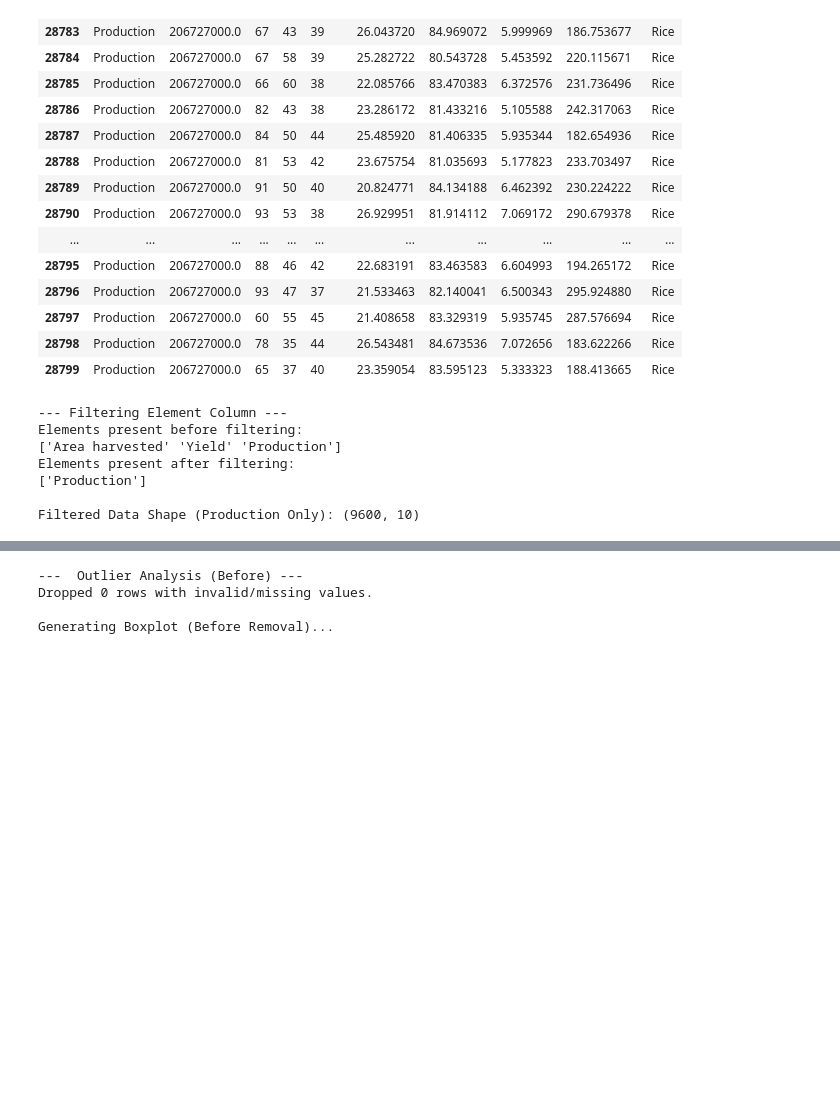
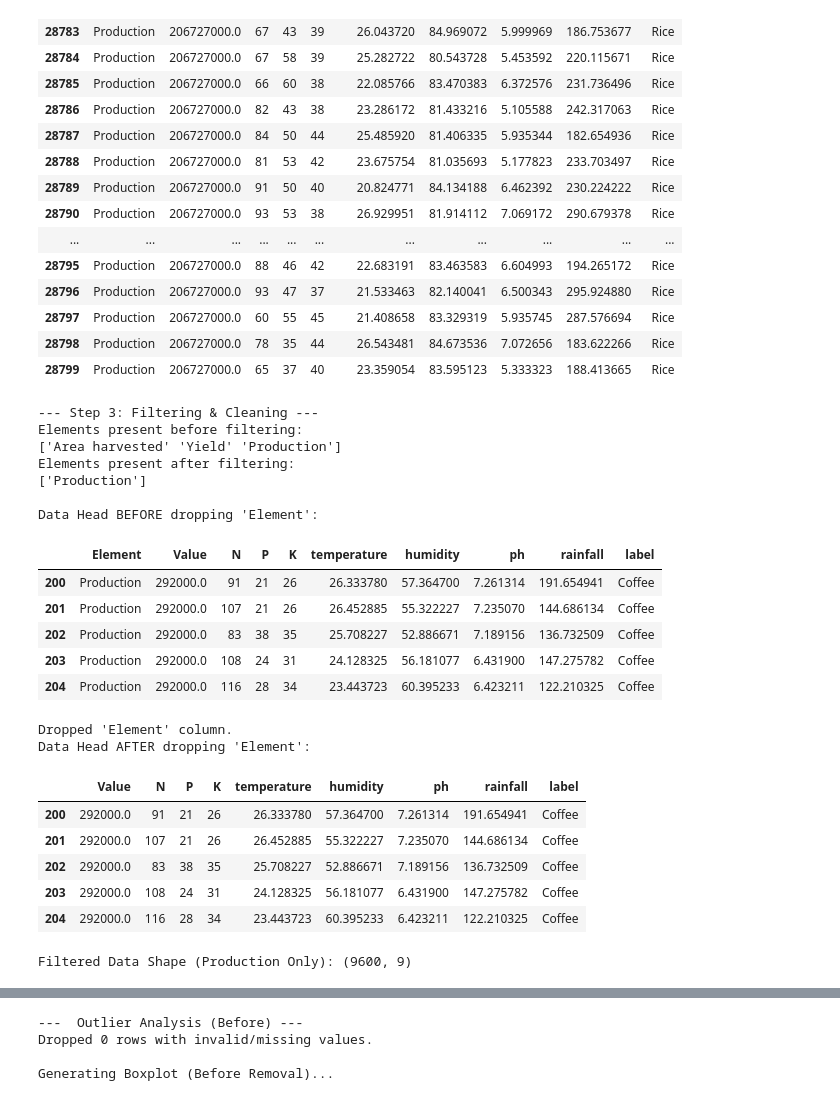
Before and after one commit to springboardmentor2468a-lab/AgriYield, a Jupyter notebook: AI AgriYield Predictor/AI AgriYield Predictor.ipynb, the cells around one changed output, grey strips where cells are left out. Cells and saved outputs as stored; diff of their text form; code cells hidden in the pictures; blank space fills up the shorter version.

```diff
--- a/AI AgriYield Predictor/AI AgriYield Predictor.ipynb
+++ b/AI AgriYield Predictor/AI AgriYield Predictor.ipynb
@@ -225,31 +225,59 @@ display(final_df.tail(19))
 | 28799 | Production | 206727000.0 | 65 | 37 | 40 | 23.359054 | 83.595123 | 5.333323 | 188.413665 | Rice |
 # %%
 try:
-    print("--- Filtering Element Column ---")
+    print("--- Step 3: Filtering & Cleaning ---")
 
+    # 1. Check Elements before filtering
     print("Elements present before filtering:")
     print(final_df['Element'].unique())
 
-    # Keeping 'Production', removing 'Yield' and 'Area harvested'
+    # 2. Filter: Keep only 'Production' rows
     final_df = final_df[final_df['Element'] == 'Production'].copy()
 
-
+    # 3. Verify Filtering
     print("Elements present after filtering:")
     print(final_df['Element'].unique())
 
+    # --- DISPLAY BEFORE DROPPING ---
+    print("\nData Head BEFORE dropping 'Element':")
+    display(final_df.head())
+
+    # 4. Drop 'Element' Column
+    final_df.drop(columns=['Element'], inplace=True)
+    print("\nDropped 'Element' column.")
+
+    # --- DISPLAY AFTER DROPPING ---
+    print("Data Head AFTER dropping 'Element':")
+    display(final_df.head())
+
+    # 5. Final Shape Check
     print(f"\nFiltered Data Shape (Production Only): {final_df.shape}")
 
-
 except Exception as e:
-    print(f"Error: {e}")
+    print(f"Error in Cell 10: {e}")
 # %% [output]
---- Filtering Element Column ---
+--- Step 3: Filtering & Cleaning ---
 Elements present before filtering:
 ['Area harvested' 'Yield' 'Production']
 Elements present after filtering:
 ['Production']
 
-Filtered Data Shape (Production Only): (9600, 10)
+Data Head BEFORE dropping 'Element':
+|  | Element | Value | N | P | K | temperature | humidity | ph | rainfall | label |
+| 200 | Production | 292000.0 | 91 | 21 | 26 | 26.333780 | 57.364700 | 7.261314 | 191.654941 | Coffee |
+| 201 | Production | 292000.0 | 107 | 21 | 26 | 26.452885 | 55.322227 | 7.235070 | 144.686134 | Coffee |
+| 202 | Production | 292000.0 | 83 | 38 | 35 | 25.708227 | 52.886671 | 7.189156 | 136.732509 | Coffee |
+| 203 | Production | 292000.0 | 108 | 24 | 31 | 24.128325 | 56.181077 | 6.431900 | 147.275782 | Coffee |
+| 204 | Production | 292000.0 | 116 | 28 | 34 | 23.443723 | 60.395233 | 6.423211 | 122.210325 | Coffee |
+Dropped 'Element' column.
+Data Head AFTER dropping 'Element':
+|  | Value | N | P | K | temperature | humidity | ph | rainfall | label |
+| 200 | 292000.0 | 91 | 21 | 26 | 26.333780 | 57.364700 | 7.261314 | 191.654941 | Coffee |
+| 201 | 292000.0 | 107 | 21 | 26 | 26.452885 | 55.322227 | 7.235070 | 144.686134 | Coffee |
+| 202 | 292000.0 | 83 | 38 | 35 | 25.708227 | 52.886671 | 7.189156 | 136.732509 | Coffee |
+| 203 | 292000.0 | 108 | 24 | 31 | 24.128325 | 56.181077 | 6.431900 | 147.275782 | Coffee |
+| 204 | 292000.0 | 116 | 28 | 34 | 23.443723 | 60.395233 | 6.423211 | 122.210325 | Coffee |
+Filtered Data Shape (Production Only): (9600, 9)
 # %%
 try:
     print("--- Dataset Cleaning ---")
```
Also changed, not shown: parts of 2 cells of this notebook.
